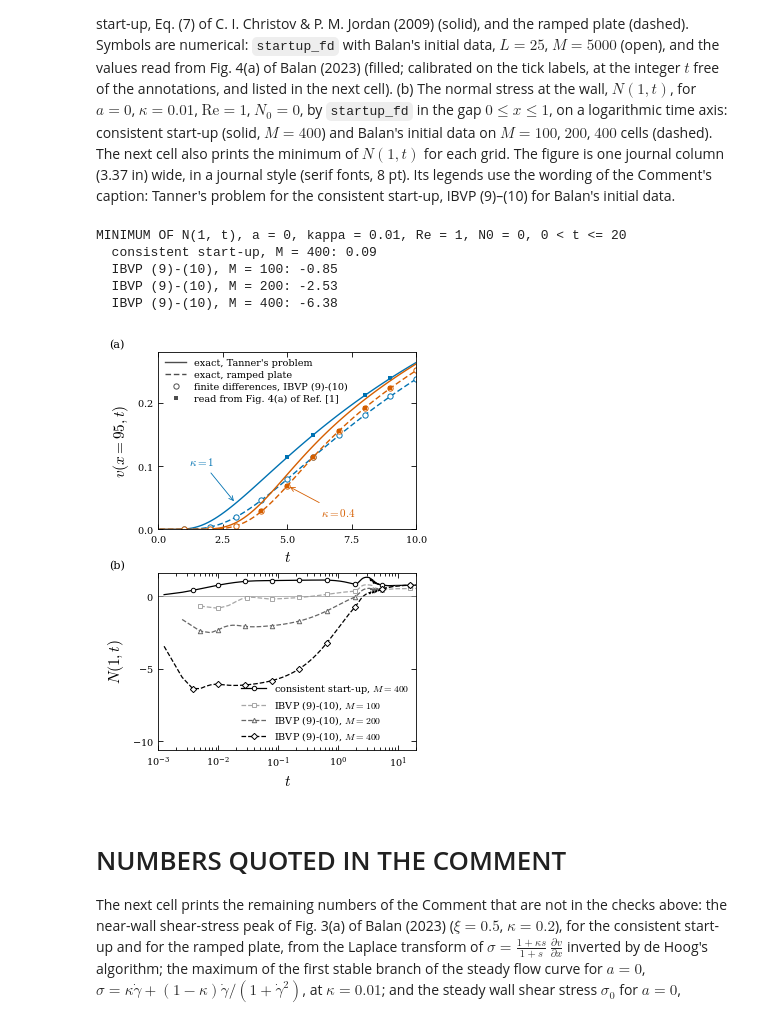
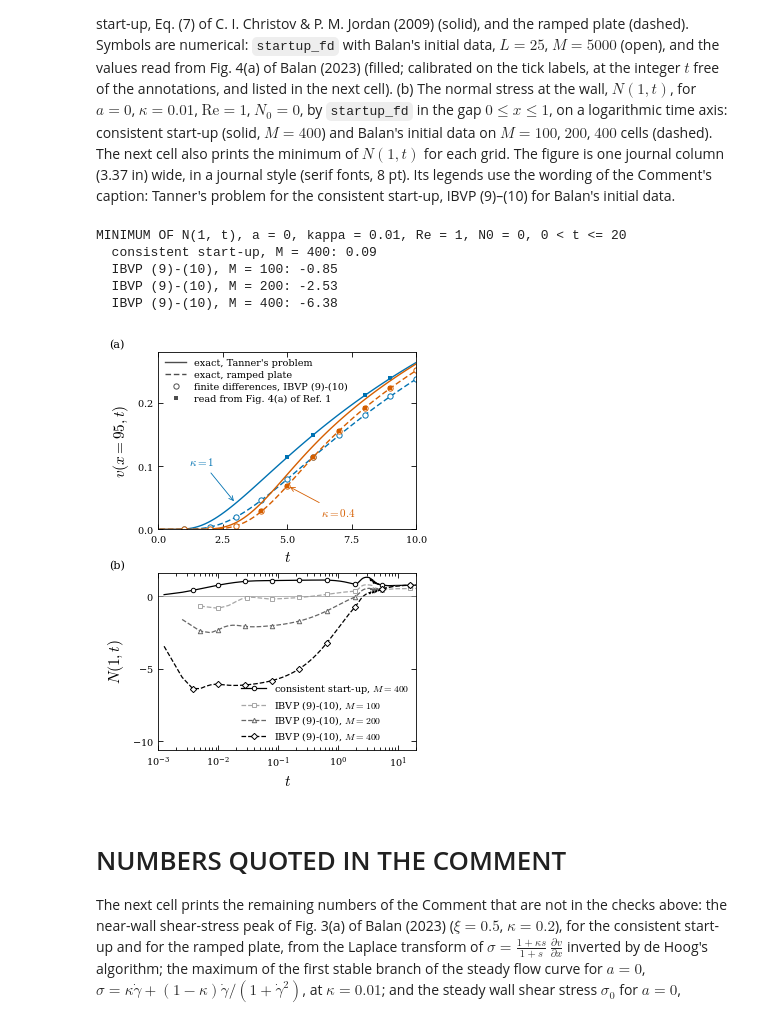
Before and after one commit to ichristov/viscoelastic-startup, a Jupyter notebook: notebooks/balan_2023_startup_couette.ipynb, the cells around one changed output. Drawn from its saved outputs; the diff is of its cells as text; code cells hidden in the pictures.

Commit message:
Balan Fig. 1(a) legend: Ref. 1, not Ref. [1]

```diff
--- a/notebooks/balan_2023_startup_couette.ipynb
+++ b/notebooks/balan_2023_startup_couette.ipynb
@@ -741,7 +741,7 @@ with plt.rc_context(journal):
     ax.plot([], [], color='0.3', linewidth=1.0, linestyle=(0, (4, 2)), label='exact, ramped plate')
     ax.plot([], [], 'o', color='0.3', markerfacecolor='white', markersize=3.8, markeredgewidth=0.7,
             label='finite differences, IBVP (9)-(10)')
-    ax.plot([], [], 's', color='0.3', markersize=2.6, markeredgewidth=0, label='read from Fig. 4(a) of Ref. [1]')
+    ax.plot([], [], 's', color='0.3', markersize=2.6, markeredgewidth=0, label='read from Fig. 4(a) of Ref. 1')
     ax.legend(loc='upper left', frameon=False, handlelength=2.2, borderaxespad=0.3, labelspacing=0.3)
     ax.set_xlim(0, 10)
     ax.set_ylim(0, 0.28)
@@ -762,34 +762,34 @@ with plt.rc_context(journal):
         else:
             label = f'consistent start-up, $M = {M}$'
         ax.plot(t_wall, wall, color=color, linewidth=0.9, linestyle=line_style, marker=marker, markevery=marks,
                 markersize=3.2, markerfacecolor='white', markeredgewidth=0.7, label=label)
         print(f'  {label.replace("$", "")}: {min(wall):.2f}')
     ax.axhline(0, color='0.6', linewidth=0.5)
     ax.set_xscale('log')
     ax.set_xlim(1e-3, 20)
     ax.set_ylim(-10.6, 1.6)   # room below the curves for the legend
     ax.legend(loc='lower right', frameon=False, handlelength=2.6, borderaxespad=0.3, labelspacing=0.3)
     ax.set_xlabel('$t$')
     ax.set_ylabel('$N(1,t)$')
 
     fig.tight_layout(h_pad=0.8)
     # panel letters at the far left, level with the top of each panel
     fig.canvas.draw()
     inverse = fig.transFigure.inverted()
     x_letter = min(inverse.transform((ax.yaxis.label.get_window_extent().x0, 0))[0] for ax in axes)
     for ax, letter in zip(axes, ['(a)', '(b)']):
         fig.text(x_letter, ax.get_position().y1 + 0.004, letter, ha='left', va='bottom')
     os.makedirs('../figures', exist_ok=True)
     fig.savefig('../figures/balan_2023_comment_fig1.pdf', bbox_inches='tight')
     fig.savefig('../figures/balan_2023_comment_fig1.png', dpi=300, bbox_inches='tight')
 plt.show()
 # %% [output]
 MINIMUM OF N(1, t), a = 0, kappa = 0.01, Re = 1, N0 = 0, 0 < t <= 20
   consistent start-up, M = 400: 0.09
   IBVP (9)-(10), M = 100: -0.85
   IBVP (9)-(10), M = 200: -2.53
   IBVP (9)-(10), M = 400: -6.38
-[figure, old version]
+[figure, new version]
 # %% [markdown]
 # NUMBERS QUOTED IN THE COMMENT
 
```
Also changed, not shown: 2 other files.
